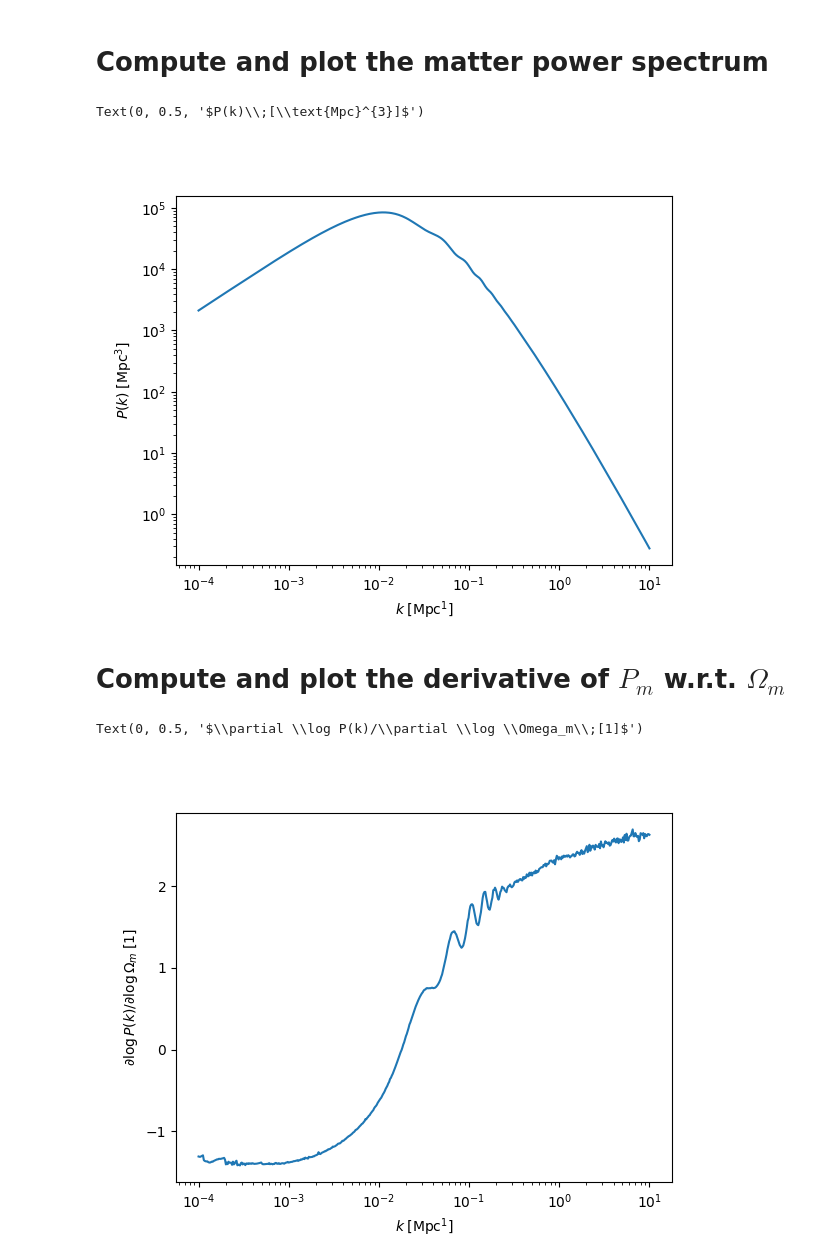
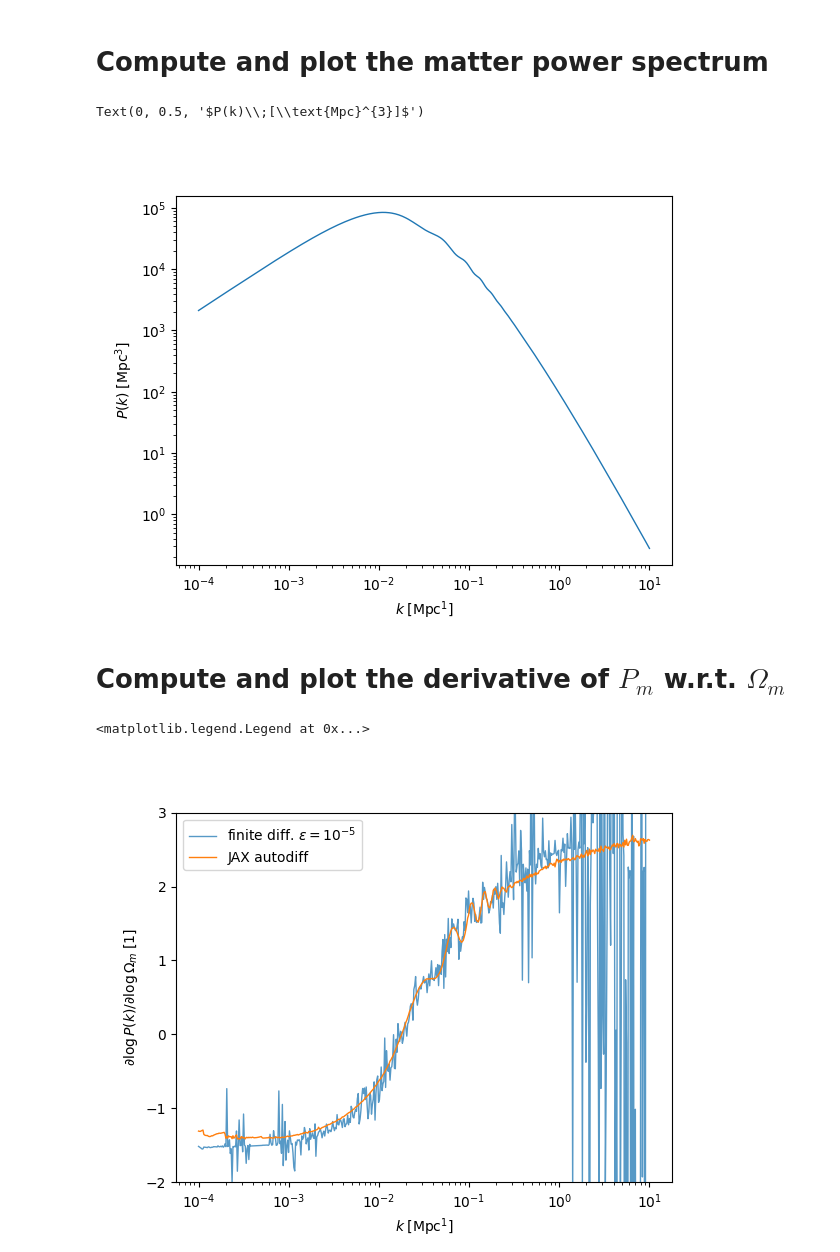
Before and after one commit to ohahn/DISCO-EB, a Jupyter notebook: notebooks/nb_minimal_example.ipynb, the cells around one changed output. Cells and saved outputs as stored; diff of their text form; code cells hidden in the pictures.

Commit message:
added finite difference example to main sample notebook

```diff
--- a/notebooks/nb_minimal_example.ipynb
+++ b/notebooks/nb_minimal_example.ipynb
@@ -28,16 +28,16 @@ def compute_matter_power( Omegam=0.3099 ):
   param['Tcmb']    = 2.7255            # CMB temperature today in K
   param['YHe']     = 0.248             # Helium mass fraction
   param['Neff']    = 2.046             # Effective number of ultrarelativistic neutrinos
-                                      # -1 if massive neutrino present
+                                       # -1 if massive neutrino present
   param['Nmnu']    = 1                 # Number of massive neutrinos (must be 1 currently)
   param['mnu']     = 0.06              # Sum of neutrino masses in eV
   param['k_p']     = 0.05              # Pivot scale in 1/Mpc
 
   # modes to sample
-  nmodes = 512                 # number of modes to sample
-  kmin   = 1e-4               # minimum k in 1/Mpc
-  kmax   = 1e+1               # maximum k in 1/Mpc
-  aexp   = 1.0                # scale factor at which to evaluate the power spectrum
+  nmodes = 512                         # number of modes to sample
+  kmin   = 1e-4                        # minimum k in 1/Mpc
+  kmax   = 10                          # maximum k in 1/Mpc
+  aexp   = 1.0                         # scale factor at which to evaluate the power spectrum
 
   ## Compute Background+thermal evolution
   param = evolve_background(param=param, thermo_module='RECFAST')
@@ -61,13 +61,13 @@ Pkm, kmodes = compute_matter_power( Omegam_fid )
 # %%
 fig, ax = plt.subplots()
 
-ax.plot(kmodes, Pkm, label='delta_m')
+ax.plot(kmodes, Pkm, label='delta_m', lw=1)
 ax.loglog()
 ax.set_xlabel(r'$k\; [\text{Mpc}^{1}]$')
 ax.set_ylabel(r'$P(k)\;[\text{Mpc}^{3}]$')
 # %% [output]
 Text(0, 0.5, '$P(k)\\;[\\text{Mpc}^{3}]$')
-[figure, old version]
+[figure, new version]
 # %% [markdown]
 # Compute and plot the derivative of $P_m$ w.r.t. $\Omega_m$
 # %%
@@ -75,12 +75,19 @@ Text(0, 0.5, '$P(k)\\;[\\text{Mpc}^{3}]$')
 # increase accuracy (rtol,atol) to reduce noise on derivatives
 diff_matter_power = jax.jacfwd( compute_matter_power )
 dPkm,_ = diff_matter_power( Omegam_fid )
+# %%
+# finite difference
+Pkm_plus,_  = compute_matter_power( Omegam_fid + 1e-5 )
+Pkm_minus,_ = compute_matter_power( Omegam_fid - 1e-5 )
+dPkm_fd1     = (jnp.log(Pkm_plus)-jnp.log(Pkm_minus))/2e-5
 # %%
 fig, ax = plt.subplots()
-
-ax.semilogx(kmodes, Omegam_fid * dPkm / Pkm, label='delta_m')
+ax.semilogx(kmodes, Omegam_fid * dPkm_fd1, label='finite diff. $\\epsilon=10^{-5}$', alpha=0.75, lw=1)
+ax.semilogx(kmodes, Omegam_fid * dPkm / Pkm, label='JAX autodiff', lw=1)
 ax.set_xlabel(r'$k\; [\text{Mpc}^{1}]$')
 ax.set_ylabel(r'$\partial \log P(k)/\partial \log \Omega_m\;[1]$')
+ax.set_ylim(-2,3)
+ax.legend()
 # %% [output]
-Text(0, 0.5, '$\\partial \\log P(k)/\\partial \\log \\Omega_m\\;[1]$')
+<matplotlib.legend.Legend at 0x...>
-[figure, old version]
+[figure, new version]
```
